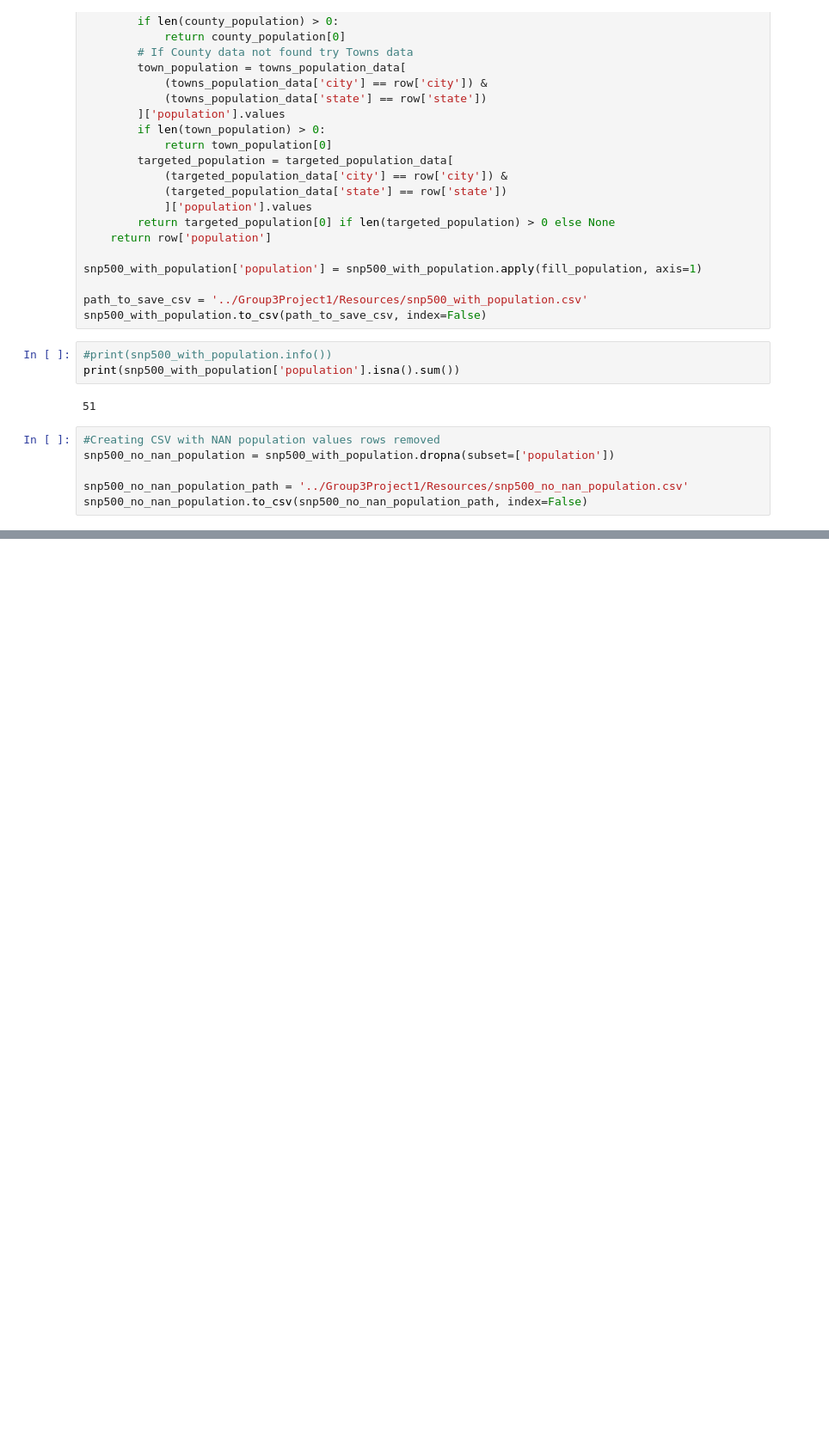
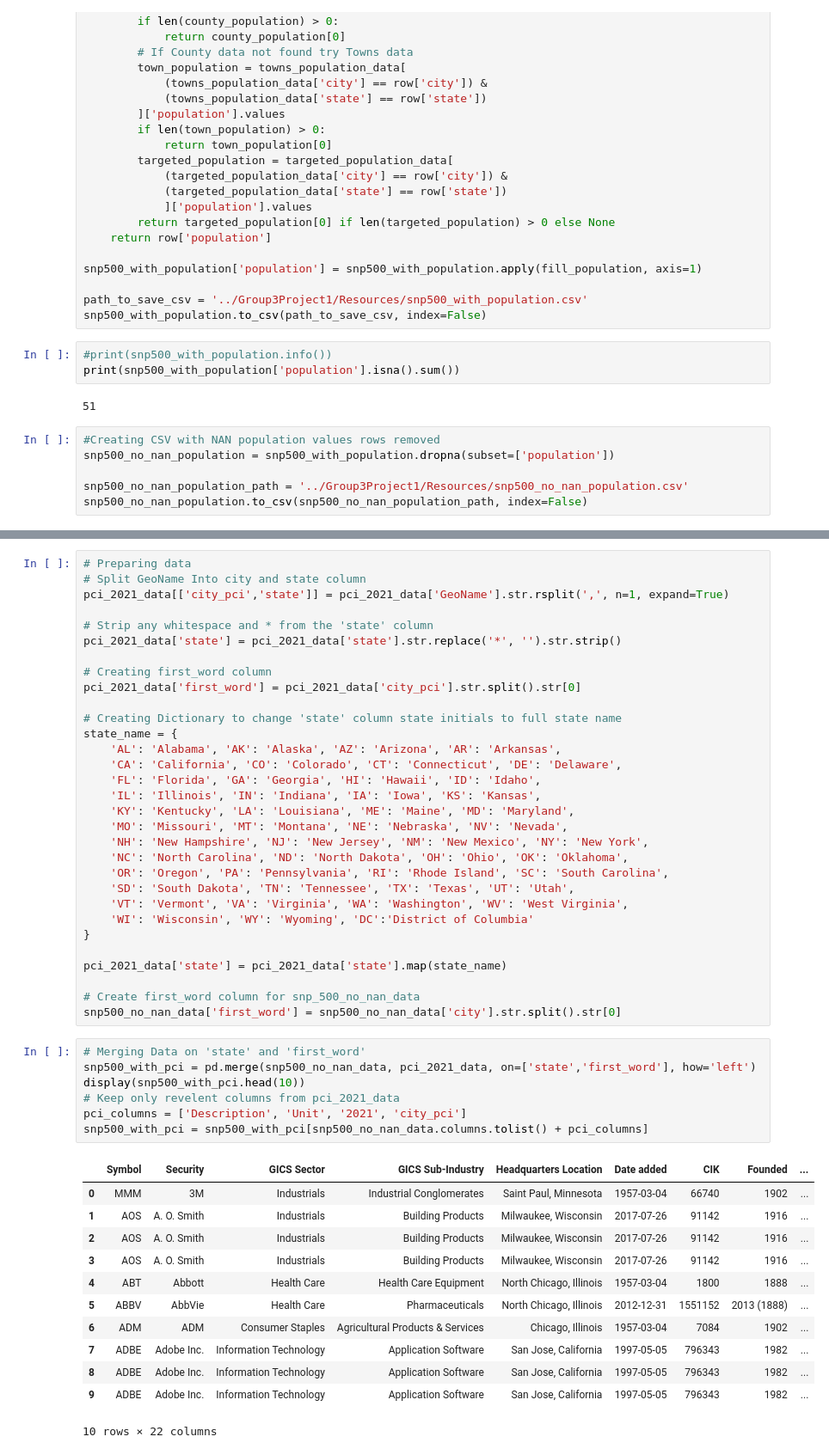
Before and after one commit to MontgomeryG/Group3Project1, a Jupyter notebook: DataCleaning.ipynb, the cells around one changed output, grey strips where cells are left out. Shown at 86% size. Cells and saved outputs as stored; diff of their text form; blank space fills up the shorter version.

```diff
--- a/DataCleaning.ipynb
+++ b/DataCleaning.ipynb
@@ -101,0 +110,51 @@ snp500_no_nan_population.to_csv(snp500_no_nan_population_path, index=False)
+# %%
+# Preparing data
+# Split GeoName Into city and state column
+pci_2021_data[['city_pci','state']] = pci_2021_data['GeoName'].str.rsplit(',', n=1, expand=True)
+
+# Strip any whitespace and * from the 'state' column
+pci_2021_data['state'] = pci_2021_data['state'].str.replace('*', '').str.strip()
+
+# Creating first_word column
+pci_2021_data['first_word'] = pci_2021_data['city_pci'].str.split().str[0]
+
+# Creating Dictionary to change 'state' column state initials to full state name
+state_name = {
+    'AL': 'Alabama', 'AK': 'Alaska', 'AZ': 'Arizona', 'AR': 'Arkansas',
+    'CA': 'California', 'CO': 'Colorado', 'CT': 'Connecticut', 'DE': 'Delaware',
+    'FL': 'Florida', 'GA': 'Georgia', 'HI': 'Hawaii', 'ID': 'Idaho',
+    'IL': 'Illinois', 'IN': 'Indiana', 'IA': 'Iowa', 'KS': 'Kansas',
+    'KY': 'Kentucky', 'LA': 'Louisiana', 'ME': 'Maine', 'MD': 'Maryland',
+    'MO': 'Missouri', 'MT': 'Montana', 'NE': 'Nebraska', 'NV': 'Nevada',
+    'NH': 'New Hampshire', 'NJ': 'New Jersey', 'NM': 'New Mexico', 'NY': 'New York',
+    'NC': 'North Carolina', 'ND': 'North Dakota', 'OH': 'Ohio', 'OK': 'Oklahoma',
+    'OR': 'Oregon', 'PA': 'Pennsylvania', 'RI': 'Rhode Island', 'SC': 'South Carolina',
+    'SD': 'South Dakota', 'TN': 'Tennessee', 'TX': 'Texas', 'UT': 'Utah',
+    'VT': 'Vermont', 'VA': 'Virginia', 'WA': 'Washington', 'WV': 'West Virginia',
+    'WI': 'Wisconsin', 'WY': 'Wyoming', 'DC':'District of Columbia'
+}
+
+pci_2021_data['state'] = pci_2021_data['state'].map(state_name)
+
+# Create first_word column for snp_500_no_nan_data
+snp500_no_nan_data['first_word'] = snp500_no_nan_data['city'].str.split().str[0]
+# %%
+# Merging Data on 'state' and 'first_word'
+snp500_with_pci = pd.merge(snp500_no_nan_data, pci_2021_data, on=['state','first_word'], how='left')
+display(snp500_with_pci.head(10))
+# Keep only revelent columns from pci_2021_data
+pci_columns = ['Description', 'Unit', '2021', 'city_pci']
+snp500_with_pci = snp500_with_pci[snp500_no_nan_data.columns.tolist() + pci_columns]
+# %% [output]
+|  | Symbol | Security | GICS Sector | GICS Sub-Industry | Headquarters Location | Date added | CIK | Founded | ... |
+| 0 | MMM | 3M | Industrials | Industrial Conglomerates | Saint Paul, Minnesota | 1957-03-04 | 66740 | 1902 | ... |
+| 1 | AOS | A. O. Smith | Industrials | Building Products | Milwaukee, Wisconsin | 2017-07-26 | 91142 | 1916 | ... |
+| 2 | AOS | A. O. Smith | Industrials | Building Products | Milwaukee, Wisconsin | 2017-07-26 | 91142 | 1916 | ... |
+| 3 | AOS | A. O. Smith | Industrials | Building Products | Milwaukee, Wisconsin | 2017-07-26 | 91142 | 1916 | ... |
+| 4 | ABT | Abbott | Health Care | Health Care Equipment | North Chicago, Illinois | 1957-03-04 | 1800 | 1888 | ... |
+| 5 | ABBV | AbbVie | Health Care | Pharmaceuticals | North Chicago, Illinois | 2012-12-31 | 1551152 | 2013 (1888) | ... |
+| 6 | ADM | ADM | Consumer Staples | Agricultural Products & Services | Chicago, Illinois | 1957-03-04 | 7084 | 1902 | ... |
+| 7 | ADBE | Adobe Inc. | Information Technology | Application Software | San Jose, California | 1997-05-05 | 796343 | 1982 | ... |
+| 8 | ADBE | Adobe Inc. | Information Technology | Application Software | San Jose, California | 1997-05-05 | 796343 | 1982 | ... |
+| 9 | ADBE | Adobe Inc. | Information Technology | Application Software | San Jose, California | 1997-05-05 | 796343 | 1982 | ... |
+10 rows × 22 columns
```
Also changed, not shown: parts of 7 cells of this notebook, 15 other files.
